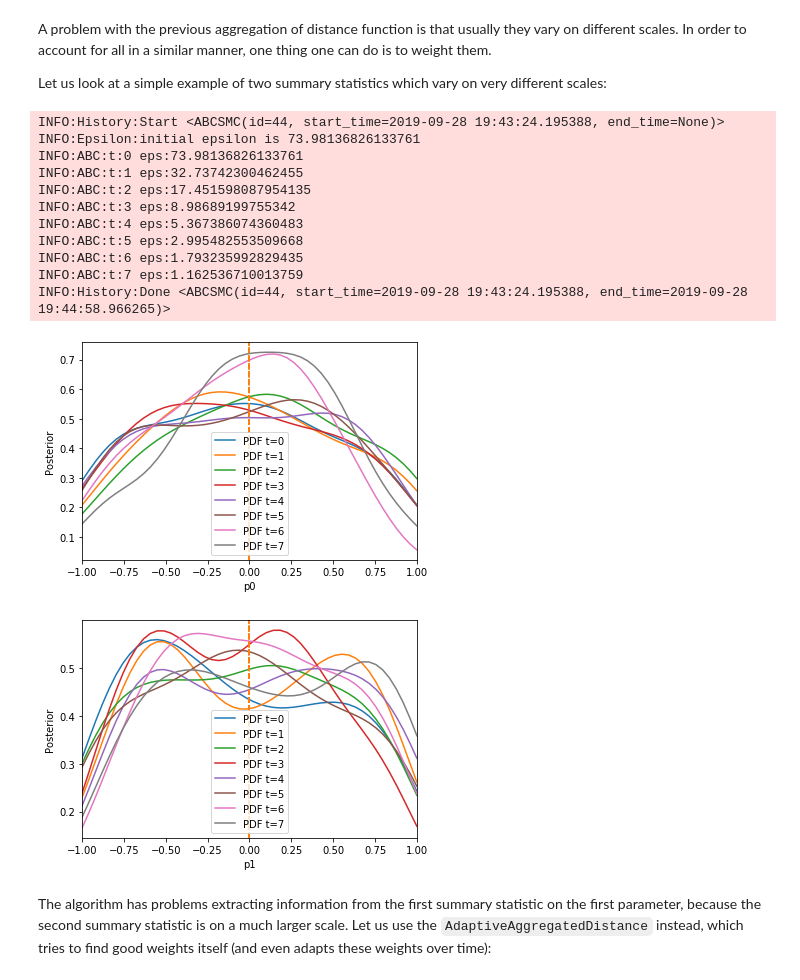
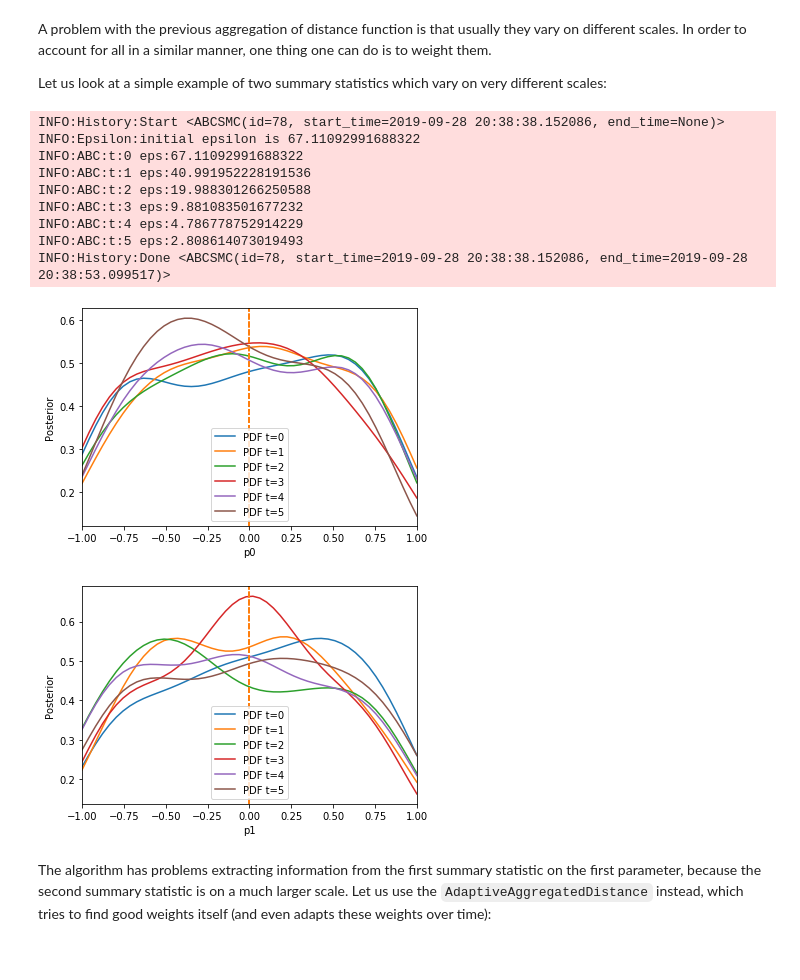
Before and after one commit to ICB-DCM/pyABC, a Jupyter notebook: doc/examples/aggregated_distances.ipynb, the cells around one changed output. Saved outputs shown, nothing was run; the diff lists cells and outputs as text; code cells hidden in the pictures.

```diff
--- a/doc/examples/aggregated_distances.ipynb
+++ b/doc/examples/aggregated_distances.ipynb
@@ -83,5 +83,5 @@ abc = pyabc.ABCSMC(models=model,
                    distance_function=distance,)
 db_path = "sqlite:///" + os.path.join(tempfile.gettempdir(), "tmp.db")
 abc.new(db_path, observation)
-h = abc.run(minimum_epsilon=0.1, max_nr_populations=5)
+h = abc.run(minimum_epsilon=0.1, max_nr_populations=8)
 # %% [output]
@@ -160,47 +163,45 @@ prior = pyabc.Distribution(
 
 distance = pyabc.distance.AggregatedDistance([distance0, distance1])
 
 abc = pyabc.ABCSMC(model, prior, distance)
 db_path = "sqlite:///" + os.path.join(tempfile.gettempdir(), "tmp.db")
 abc.new(db_path, observation)
-history1 = abc.run(max_nr_populations=8)
+history1 = abc.run(max_nr_populations=6)
 
 # plotting
 
 def plot(history):
     fig, ax = plt.subplots()
     for t in range(history.max_t + 1):
         df, w = history.get_distribution(m=0, t=t)
         pyabc.visualization.plot_kde_1d(df, w, xmin=-1, xmax=1,
                                         x='p0', ax=ax,
                                         label="PDF t={}".format(t),
                                         refval=p_true)
     ax.legend()
 
     fig, ax = plt.subplots()
     for t in range(history.max_t + 1):
         df, w = history.get_distribution(m=0, t=t)
         pyabc.visualization.plot_kde_1d(df, w, xmin=-1, xmax=1,
                                         x='p1', ax=ax,
                                         label="PDF t={}".format(t),
                                         refval=p_true)
     ax.legend()
 
 plot(history1)
 # %% [output]
-INFO:History:Start <ABCSMC(id=44, start_time=2019-09-28 19:43:24.195388, end_time=None)>
-INFO:Epsilon:initial epsilon is 73.98136826133761
-INFO:ABC:t:0 eps:73.98136826133761
-INFO:ABC:t:1 eps:32.73742300462455
-INFO:ABC:t:2 eps:17.451598087954135
-INFO:ABC:t:3 eps:8.98689199755342
-INFO:ABC:t:4 eps:5.367386074360483
-INFO:ABC:t:5 eps:2.995482553509668
-INFO:ABC:t:6 eps:1.793235992829435
-INFO:ABC:t:7 eps:1.162536710013759
-INFO:History:Done <ABCSMC(id=44, start_time=2019-09-28 19:43:24.195388, end_time=2019-09-28 19:44:58.966265)>
+INFO:History:Start <ABCSMC(id=78, start_time=2019-09-28 20:38:38.152086, end_time=None)>
+INFO:Epsilon:initial epsilon is 67.11092991688322
+INFO:ABC:t:0 eps:67.11092991688322
+INFO:ABC:t:1 eps:40.991952228191536
+INFO:ABC:t:2 eps:19.988301266250588
+INFO:ABC:t:3 eps:9.881083501677232
+INFO:ABC:t:4 eps:4.786778752914229
+INFO:ABC:t:5 eps:2.808614073019493
+INFO:History:Done <ABCSMC(id=78, start_time=2019-09-28 20:38:38.152086, end_time=2019-09-28 20:38:53.099517)>
-[figure, old version]
+[figure, new version]
-[figure, old version]
+[figure, new version]
 # %% [markdown]
 The algorithm has problems extracting information from the first summary statistic on the first parameter, because the second summary statistic is on a much larger scale. Let us use the `AdaptiveAggregatedDistance` instead, which tries to find good weights itself (and even adapts these weights over time):
 # %%
```
Also changed, not shown: parts of 7 cells of this notebook.
